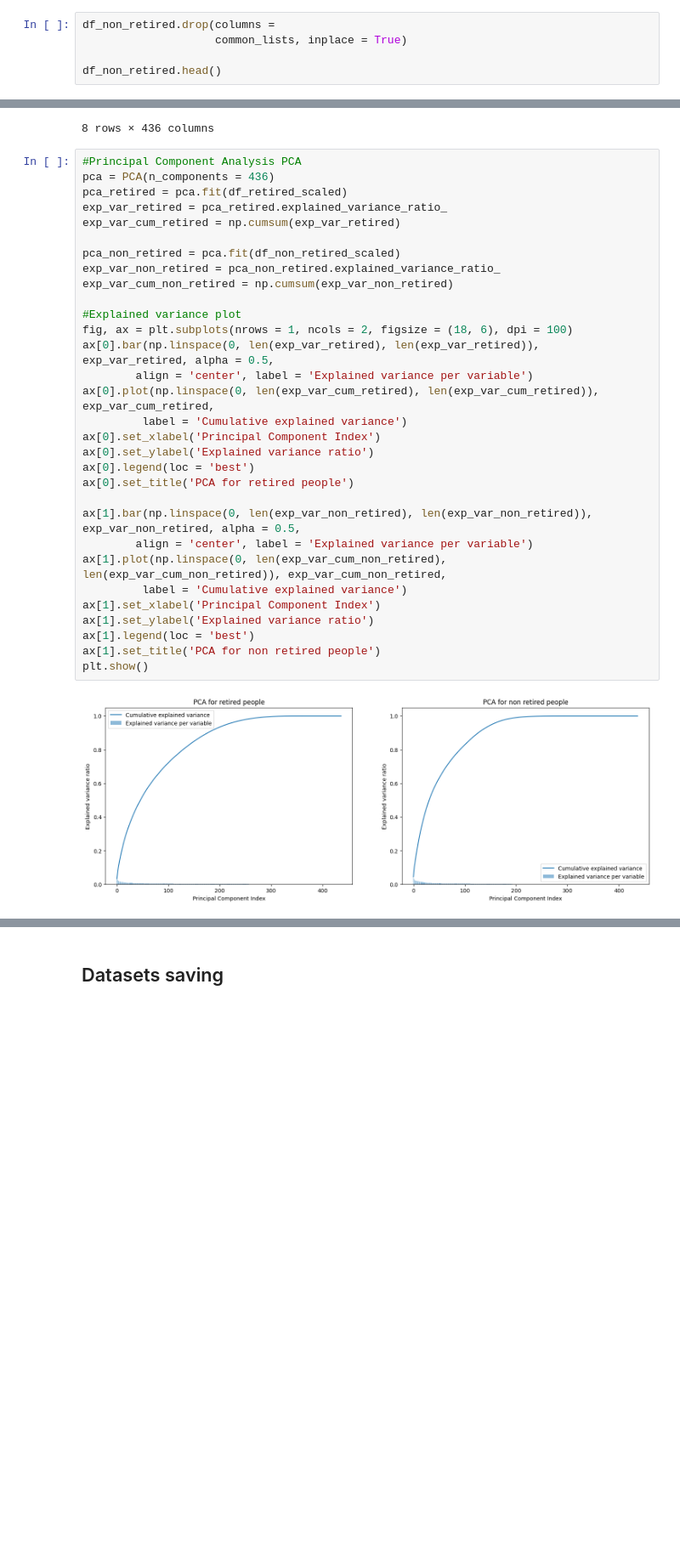
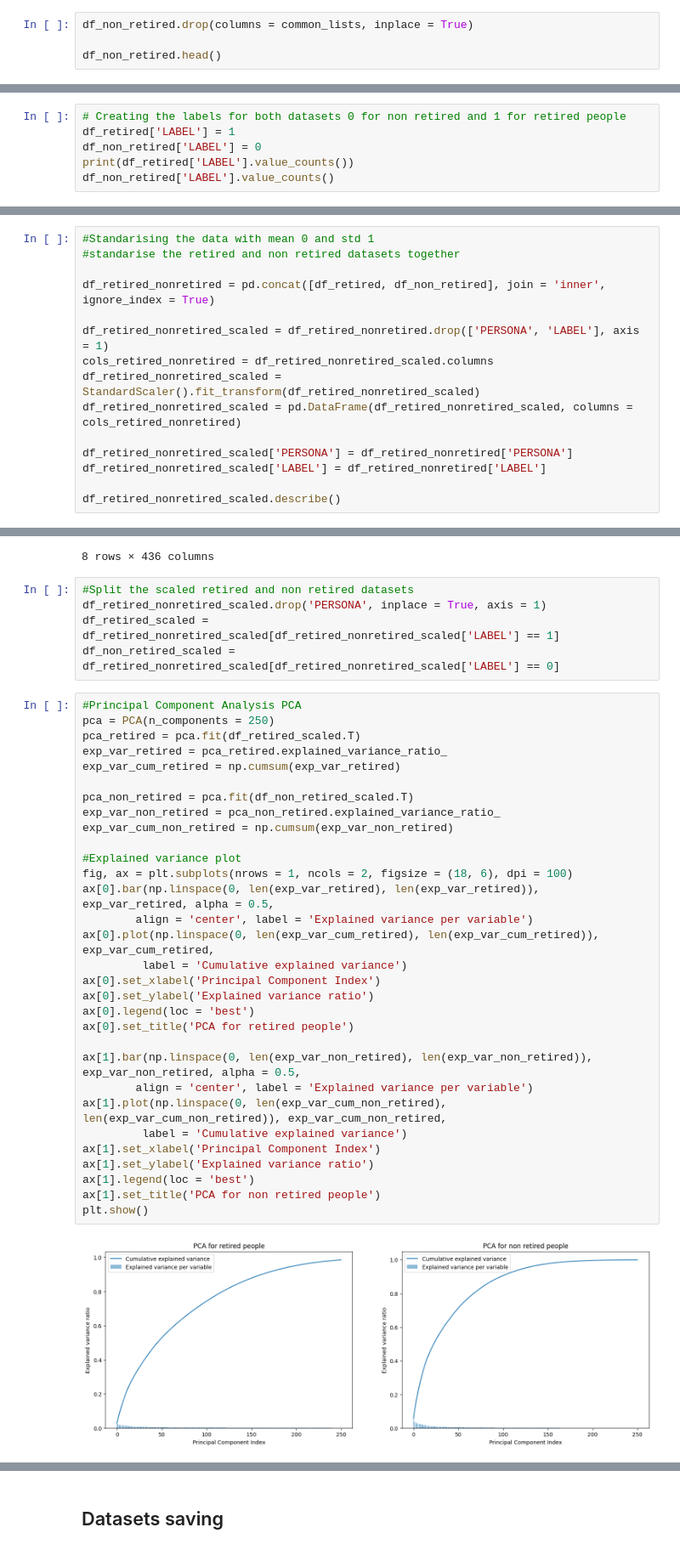
Before and after one commit to SolemnShark871/Churn, a Jupyter notebook: Data_exploration.ipynb, the cells around one changed output, grey strips where cells are left out. Shown at 85% size. Cells and saved outputs as stored; diff of their text form; blank space fills up the shorter version.

```diff
--- a/Data_exploration.ipynb
+++ b/Data_exploration.ipynb
@@ -568,8 +568,7 @@ df_retired.head()
 | 4 | 45 | 0 | 0 | 0 | 0 | 0 | 0 | 0 | 0 | 0 | 0 | ... |
 5 rows × 437 columns
 # %%
-df_non_retired.drop(columns =
-                    common_lists, inplace = True)
+df_non_retired.drop(columns = common_lists, inplace = True)
 
 df_non_retired.head()
 # %% [output]
@@ -633,3 +632,9 @@ Name: SEGCONT, dtype: int64
 0    968
 2      1
 Name: EJEPLA, dtype: int64
+# %%
+# Creating the labels for both datasets 0 for non retired and 1 for retired people
+df_retired['LABEL'] = 1
+df_non_retired['LABEL'] = 0
+print(df_retired['LABEL'].value_counts())
+df_non_retired['LABEL'].value_counts()
@@ -635,0 +646,15 @@ Name: EJEPLA, dtype: int64
+# %%
+#Standarising the data with mean 0 and std 1
+#standarise the retired and non retired datasets together
+
+df_retired_nonretired = pd.concat([df_retired, df_non_retired], join = 'inner', ignore_index = True)
+
+df_retired_nonretired_scaled = df_retired_nonretired.drop(['PERSONA', 'LABEL'], axis = 1)
+cols_retired_nonretired = df_retired_nonretired_scaled.columns
+df_retired_nonretired_scaled = StandardScaler().fit_transform(df_retired_nonretired_scaled)
+df_retired_nonretired_scaled = pd.DataFrame(df_retired_nonretired_scaled, columns = cols_retired_nonretired)
+
+df_retired_nonretired_scaled['PERSONA'] = df_retired_nonretired['PERSONA']
+df_retired_nonretired_scaled['LABEL'] = df_retired_nonretired['LABEL']
+
+df_retired_nonretired_scaled.describe()
@@ -670,39 +706,44 @@ df_non_retired_scaled.describe()
 | 75% | -2.371575e-01 | 6.287313e-01 | -1.608010e-01 | 1.757463e-01 | 0.0 | 0.0 | -1.158987e-01 | -2.092702e-01 | -1.738643e-01 | -2.472403e-02 | -2.294212e-01 | ... |
 | max | 8.068511e+00 | 3.868930e+00 | 1.376664e+01 | 1.004961e+01 | 0.0 | 0.0 | 1.685799e+01 | 1.117079e+01 | 1.486482e+01 | 1.542465e+01 | 1.056175e+01 | ... |
 8 rows × 436 columns
+# %%
+#Split the scaled retired and non retired datasets
+df_retired_nonretired_scaled.drop('PERSONA', inplace = True, axis = 1)
+df_retired_scaled = df_retired_nonretired_scaled[df_retired_nonretired_scaled['LABEL'] == 1]
+df_non_retired_scaled = df_retired_nonretired_scaled[df_retired_nonretired_scaled['LABEL'] == 0]
 # %%
 #Principal Component Analysis PCA
-pca = PCA(n_components = 436)
-pca_retired = pca.fit(df_retired_scaled)
+pca = PCA(n_components = 250)
+pca_retired = pca.fit(df_retired_scaled.T)
 exp_var_retired = pca_retired.explained_variance_ratio_
 exp_var_cum_retired = np.cumsum(exp_var_retired)
 
-pca_non_retired = pca.fit(df_non_retired_scaled)
+pca_non_retired = pca.fit(df_non_retired_scaled.T)
 exp_var_non_retired = pca_non_retired.explained_variance_ratio_
 exp_var_cum_non_retired = np.cumsum(exp_var_non_retired)
 
 #Explained variance plot
 fig, ax = plt.subplots(nrows = 1, ncols = 2, figsize = (18, 6), dpi = 100)
 ax[0].bar(np.linspace(0, len(exp_var_retired), len(exp_var_retired)), exp_var_retired, alpha = 0.5,
         align = 'center', label = 'Explained variance per variable')
 ax[0].plot(np.linspace(0, len(exp_var_cum_retired), len(exp_var_cum_retired)), exp_var_cum_retired,
          label = 'Cumulative explained variance')
 ax[0].set_xlabel('Principal Component Index')
 ax[0].set_ylabel('Explained variance ratio')
 ax[0].legend(loc = 'best')
 ax[0].set_title('PCA for retired people')
 
 ax[1].bar(np.linspace(0, len(exp_var_non_retired), len(exp_var_non_retired)), exp_var_non_retired, alpha = 0.5,
         align = 'center', label = 'Explained variance per variable')
 ax[1].plot(np.linspace(0, len(exp_var_cum_non_retired), len(exp_var_cum_non_retired)), exp_var_cum_non_retired,
          label = 'Cumulative explained variance')
 ax[1].set_xlabel('Principal Component Index')
 ax[1].set_ylabel('Explained variance ratio')
 ax[1].legend(loc = 'best')
 ax[1].set_title('PCA for non retired people')
 plt.show()
 # %% [output]
-[figure, old version]
+[figure, new version]
 # %%
 #Correlation matrices among principal components
 corr_retired = np.corrcoef(pca_retired.components_)
```
Also changed, not shown: parts of 27 cells of this notebook.
